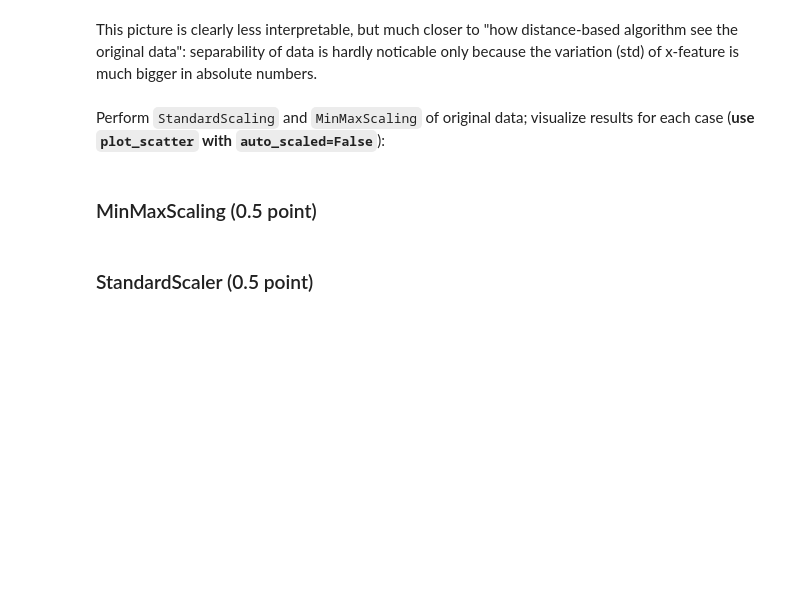
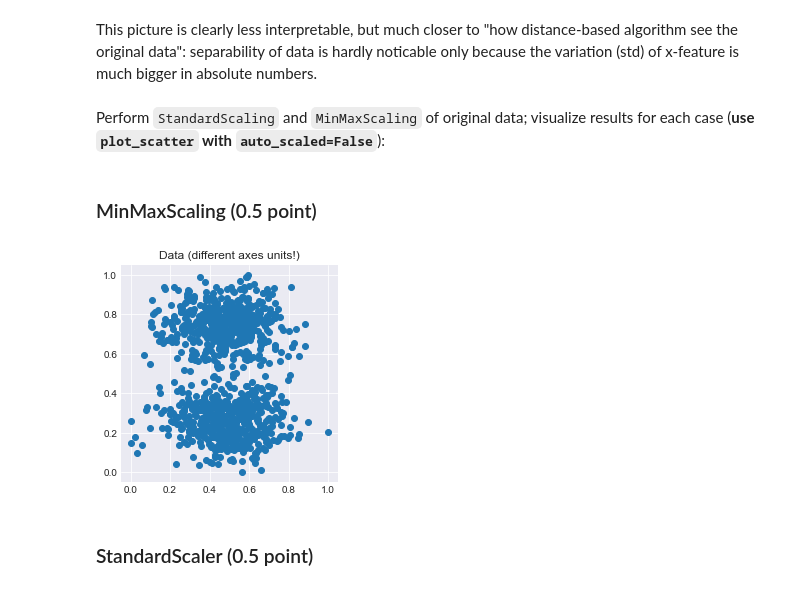
Before and after one commit to AlexeyZubar/Feature-Engineering-and-Selection, a Jupyter notebook: homework.ipynb, the cells around one changed output. Cells and saved outputs as stored; diff of their text form; code cells hidden in the pictures; blank space fills up the shorter version.

```diff
--- a/homework.ipynb
+++ b/homework.ipynb
@@ -147,2 +143,7 @@ Perform `StandardScaling` and `MinMaxScaling` of original data; visualize result
+# %%
+## your code
+plot_scatter(MinMaxScaler().fit_transform(data)[:, 0],MinMaxScaler().fit_transform(data)[:, 1], auto_scaled=False, title='Data (different axes units!)')
+# %% [output]
+[figure, added]
 # %% [markdown]
 ### StandardScaler (0.5 point)
```
Also changed, not shown: parts of 38 cells of this notebook.
